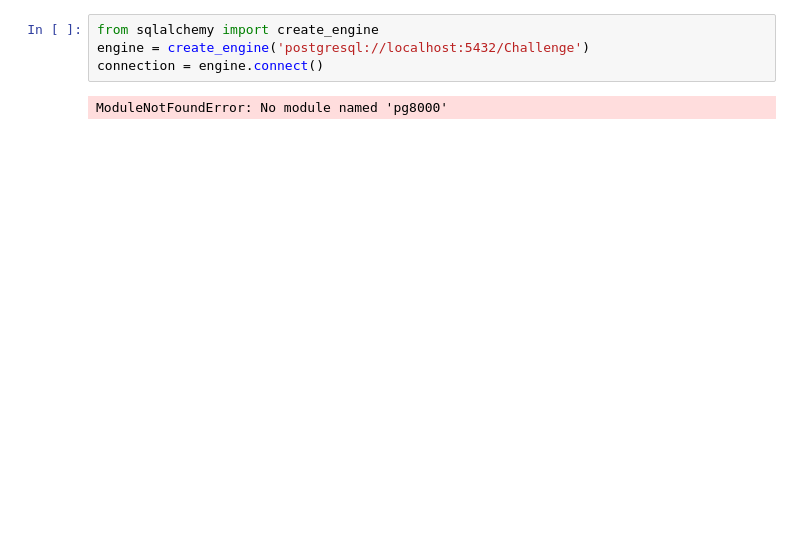
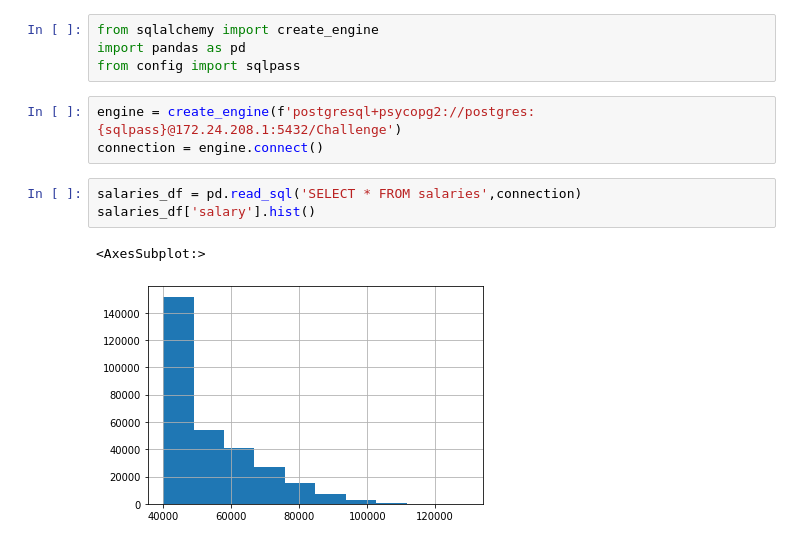
Before and after one commit to Momoyactly/sql-challenge, a Jupyter notebook: Bonus.ipynb, the cells around one changed output. Cells and saved outputs as stored; diff of their text form; blank space fills up the shorter version.

Commit message:
added sql pass to config.py

```diff
--- a/Bonus.ipynb
+++ b/Bonus.ipynb
@@ -1,6 +1,13 @@
+# %%
+from sqlalchemy import create_engine
+import pandas as pd
+from config import sqlpass
 # %%
-from sqlalchemy import create_engine
-engine = create_engine('postgresql://localhost:5432/Challenge')
+engine = create_engine(f'postgresql+psycopg2://postgres:{sqlpass}@172.24.208.1:5432/Challenge')
 connection = engine.connect()
-# %% [output]
-ModuleNotFoundError: No module named 'pg8000'
+# %%
+salaries_df = pd.read_sql('SELECT * FROM salaries',connection)
+salaries_df['salary'].hist()
+# %% [output]
+<AxesSubplot:>
+[figure, added]
```
Also changed, not shown: parts of 2 cells of this notebook, 2 other files.
